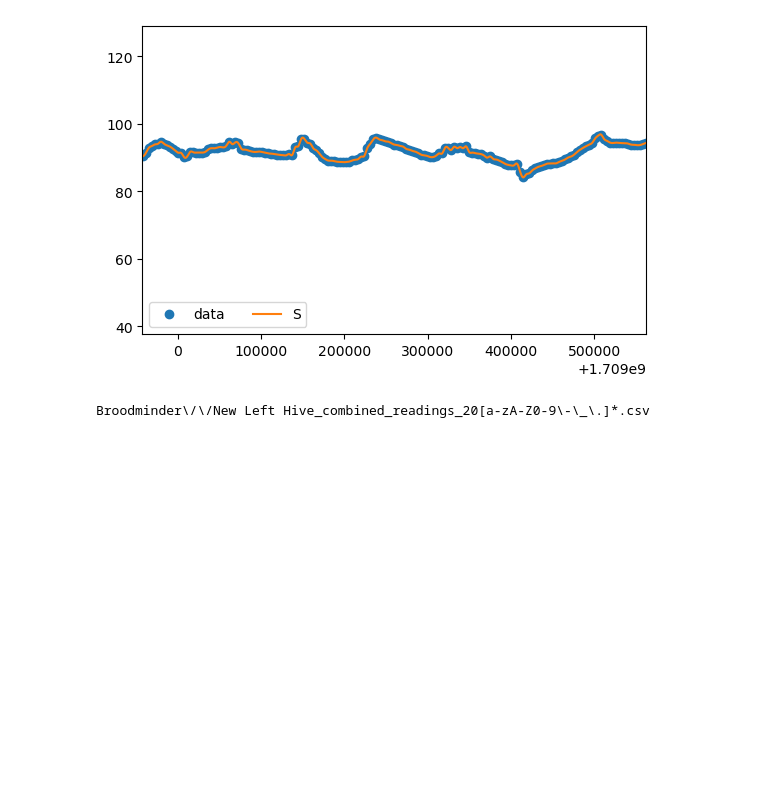
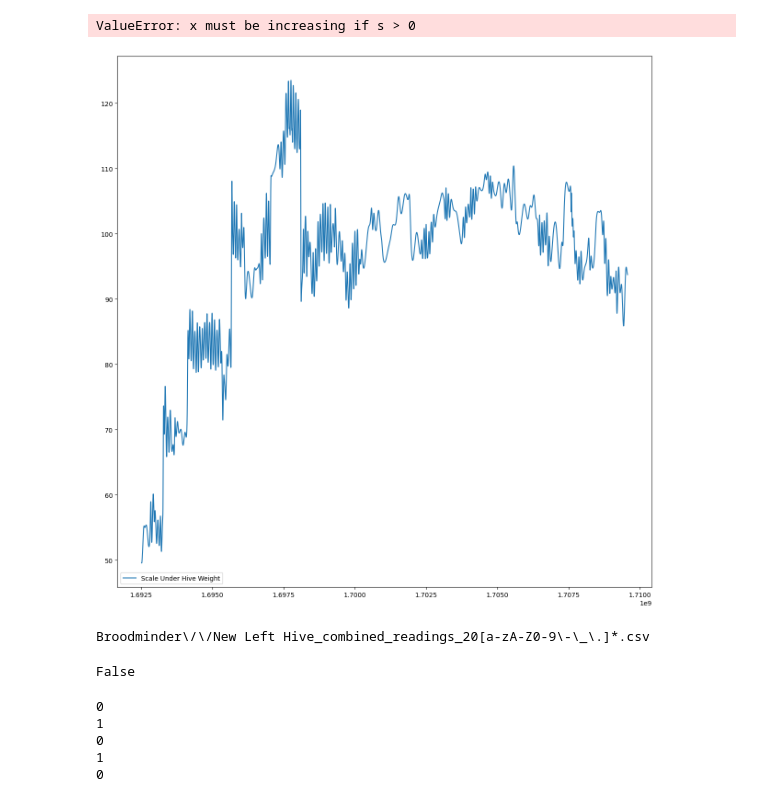
Before and after one commit to tiedyefreak22/Creative-Envy-Dashboard, a Jupyter notebook: Test.ipynb, the cells around one changed output. Drawn from its saved outputs; the diff is of its cells as text; code cells hidden in the pictures; blank space fills up the shorter version.

```diff
--- a/Test.ipynb
+++ b/Test.ipynb
@@ -1,54 +1,78 @@
 # %%
 import os
 import sys
 sys.path.append("BEE_WEATHER_DATA")
 from BEE_WEATHER_DATA import BROODMINDER_GET, AMBIENT_GET, BROODMINDER_PANDAS, READ_HIVE, READ_BEE_WEATHER
 import pandas as pd
 from glob import glob
 import numpy as np
-from scipy.interpolate import CubicSpline
+from scipy.interpolate import CubicSpline, UnivariateSpline
 import matplotlib.pyplot as plt
+pd.options.mode.chained_assignment = None  # default='warn'
 
 hive_name = "New Left Hive"
 
 # Bee_Weather = READ_BEE_WEATHER()
 # display(Bee_Weather)
 
 def PROCESS_HIVE(hive_name):
+    metrics = ["Weight", "Humidity", "Temperature"]
     Hive = READ_HIVE(hive_name)
     Unique_Dev_Names = Hive.Hive_Position.unique()
     Unique_Devs = Hive.Device.unique()
     Devices = {}
+    Graph = 1
     for i, Device in enumerate(Unique_Devs):
-        Devices.update({Unique_Dev_Names[i]: Hive[Hive['Device'] == Device]})
-    x = Devices[list(Devices.keys())[0]]["Unix_Time"]
-    y = Devices[list(Devices.keys())[0]]["Weight"]
-    cs = CubicSpline(x, y)
-    xs = np.arange(min(x), max(x), 300)
-    fig, ax = plt.subplots(figsize=(6.5, 4))
-    ax.plot(x, y, 'o', label='data')
-    ax.plot(xs, cs(xs), label="S")
-    ax.set_xlim(max(x)-604800, max(x))
-    ax.legend(loc='lower left', ncol=2)
-    plt.show()
+        for j, metric in enumerate(metrics):
+            Devices.update({Unique_Dev_Names[i]: Hive[Hive['Device'] == Device]})
 
-    # # RightScale resampled and interpolated to five minutes (no humidity measurements)
-    # RightScale = RightScale.set_index('Unix_Time',drop = False)
-    # RightScale_upsampled = RightScale.resample('1s').mean()
-    # RightScale_interpolated = RightScale_upsampled[RightScale_upsampled.columns[1::]].interpolate(method='linear')
-    # RightScale_downsampled = RightScale_interpolated.resample('300s').mean()
-    # RightAvg = RightScale_downsampled['Scaled_Weight'].resample('1d').mean()
+            # Resample and cubic-spline-interpolate to five minutes
+            x = Devices[list(Devices.keys())[i]]["Unix_Time"]
+            y = Devices[list(Devices.keys())[i]][str(metrics[j])]
+            Devices[list(Devices.keys())[i]].sort_values(by=["Unix_Time"])
+            cs = UnivariateSpline(x, y)
+            xs = np.arange(min(x), max(x), 300)
+            Temp_DF = pd.DataFrame({
+                'Unix_Time': xs,
+                str('Interp_' + metrics[j]): cs(xs),
+            })
+            Devices[list(Devices.keys())[i]] = pd.concat([Temp_DF, Devices[list(Devices.keys())[i]]], axis=0, join='outer').drop_duplicates(subset=['Unix_Time'], keep='last').reset_index(drop=True)
+            Devices[list(Devices.keys())[i]].sort_values(by=["Unix_Time"])
 
-PROCESS_HIVE(hive_name)
+            if not np.isnan(Devices[list(Devices.keys())[i]][str("Interp_" + metrics[j])]).all() and Graph:
+                fig, ax = plt.subplots(figsize=(15, 15))
+                ax.plot(Devices[list(Devices.keys())[i]]["Unix_Time"], Devices[list(Devices.keys())[i]][str("Interp_" + metrics[j])], label=str(Unique_Dev_Names[i] + ' ' + metrics[j]))
+                ax.legend(loc='lower left', ncol=2)
+    #plt.show()
+
+    return Devices
+
+Devices = PROCESS_HIVE(hive_name)
+display(Devices["Scale Under Hive"])
 
 def PROCESS_BEE_WEATHER():
     HiveWeather = HiveWeather.set_index('Unix_Time',drop = False)
     HiveWeather_upsampled = HiveWeather.resample('1s').mean()
     HiveWeather_interpolated = HiveWeather_upsampled[HiveWeather_upsampled.columns[1::]].interpolate(method='linear')
     HiveWeather_downsampled = HiveWeather_interpolated.resample('300s').mean()
 # %% [output]
+ValueError: x must be increasing if s > 0
-[figure, old version]
+[figure, new version]
 # %%
 print(directory[0:-1] + "\/" + "New Left Hive_combined_readings_20[a-zA-Z0-9\-\_\.]*.csv")
 # %% [output]
 Broodminder\/\/New Left Hive_combined_readings_20[a-zA-Z0-9\-\_\.]*.csv
+# %%
+metrics = ["Weight", "Humidity", "Temperature"]
+print(all(Devices[list(Devices.keys())[1]][metrics[0]] == np.nan))
+# %% [output]
+False
+# %%
+for k in range(5):
+    print(k % 2)
+# %% [output]
+0
+1
+0
+1
+0
```
